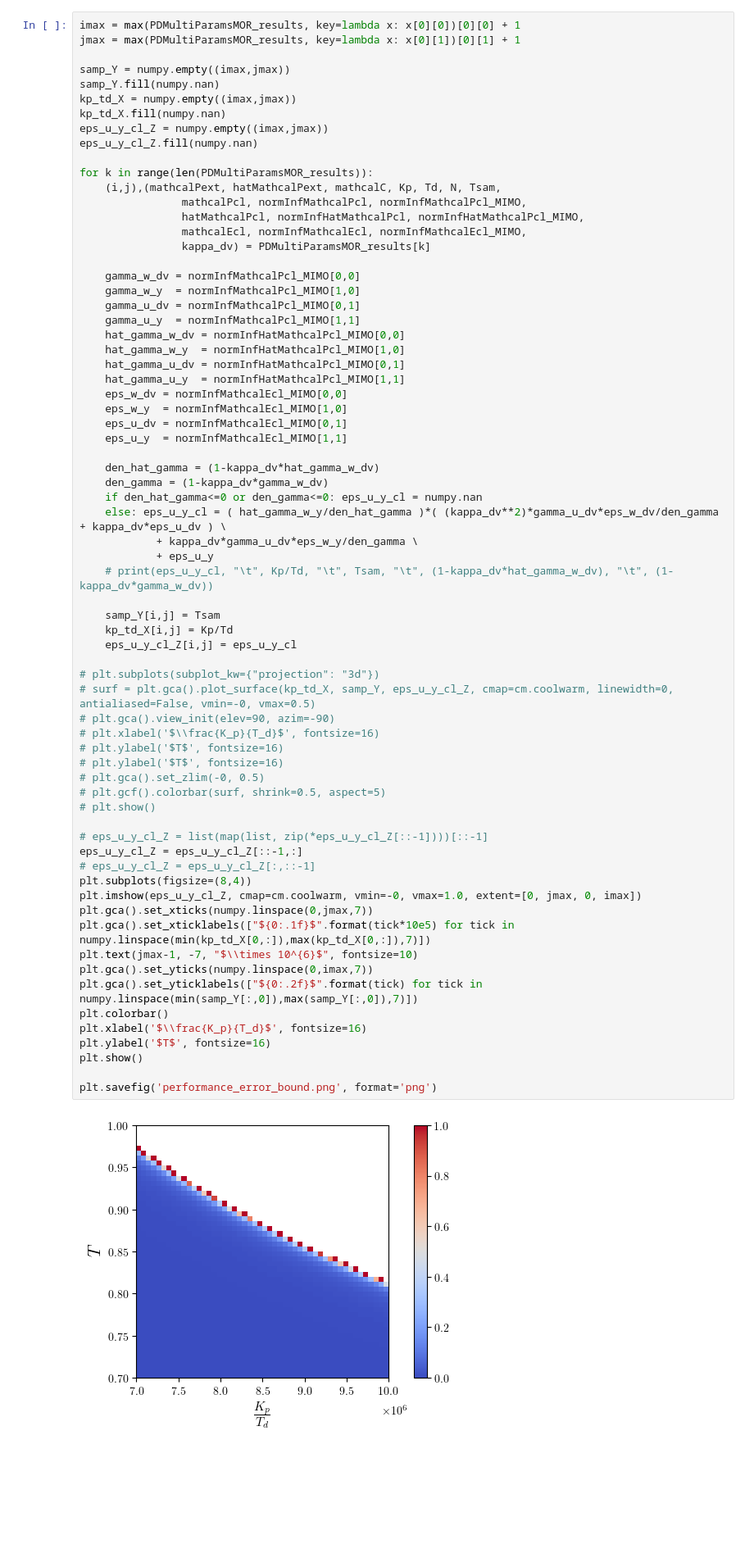
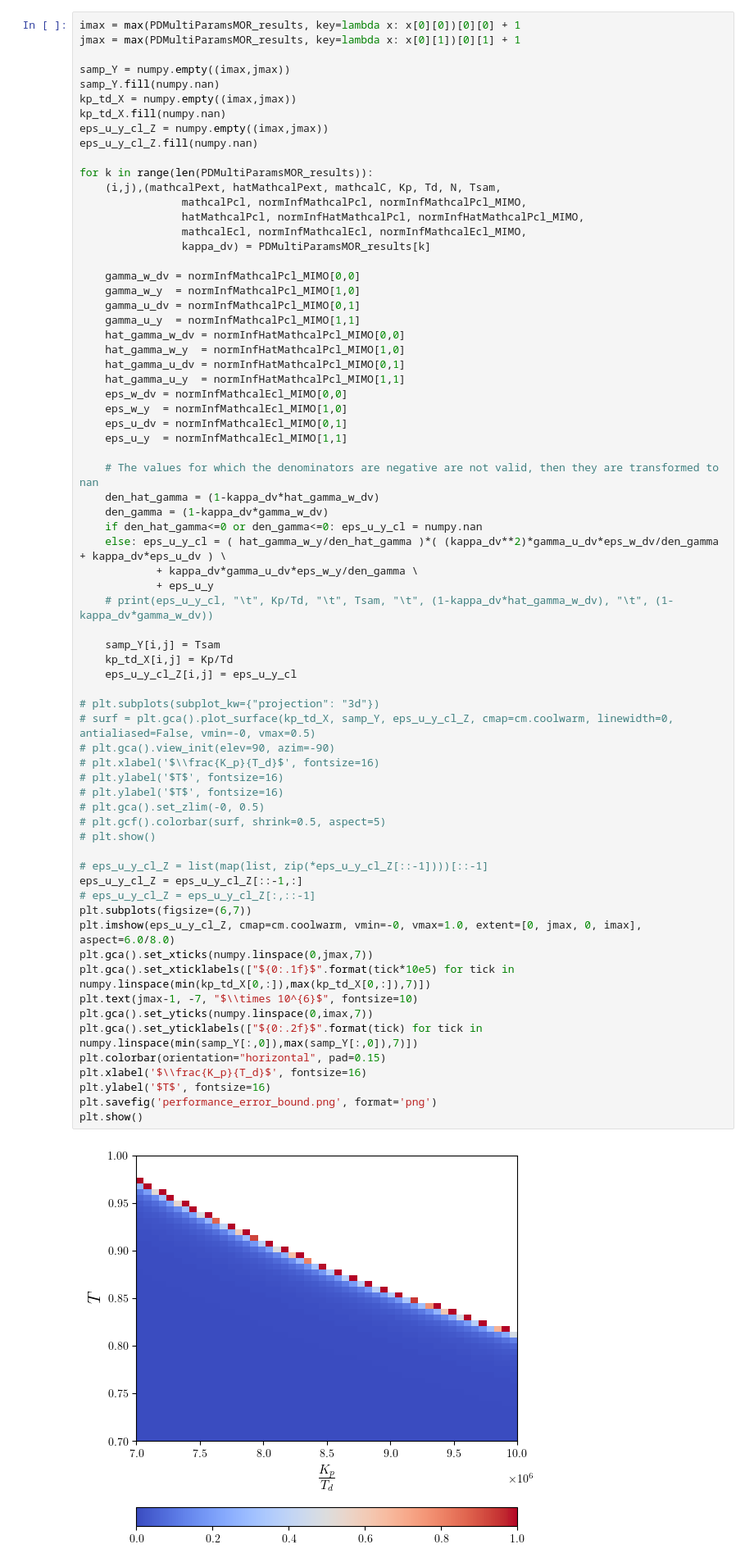
Before and after one commit to mavasbel/model_reduction, a Jupyter notebook: SDAMROMultiParamsPD.ipynb, the cells around one changed output. Shown at 82% size. Saved outputs shown, nothing was run; the diff lists cells and outputs as text; blank space fills up the shorter version.

```diff
--- a/SDAMROMultiParamsPD.ipynb
+++ b/SDAMROMultiParamsPD.ipynb
@@ -256,6 +254,7 @@ for k in range(len(PDMultiParamsMOR_results)):
     eps_u_dv = normInfMathcalEcl_MIMO[0,1]
     eps_u_y  = normInfMathcalEcl_MIMO[1,1]
 
+    # The values for which the denominators are negative are not valid, then they are transformed to nan
     den_hat_gamma = (1-kappa_dv*hat_gamma_w_dv)
     den_gamma = (1-kappa_dv*gamma_w_dv)
     if den_hat_gamma<=0 or den_gamma<=0: eps_u_y_cl = numpy.nan
@@ -263,36 +262,35 @@ for k in range(len(PDMultiParamsMOR_results)):
             + kappa_dv*gamma_u_dv*eps_w_y/den_gamma \
             + eps_u_y
     # print(eps_u_y_cl, "\t", Kp/Td, "\t", Tsam, "\t", (1-kappa_dv*hat_gamma_w_dv), "\t", (1-kappa_dv*gamma_w_dv))
 
     samp_Y[i,j] = Tsam
     kp_td_X[i,j] = Kp/Td
     eps_u_y_cl_Z[i,j] = eps_u_y_cl
 
 # plt.subplots(subplot_kw={"projection": "3d"})
 # surf = plt.gca().plot_surface(kp_td_X, samp_Y, eps_u_y_cl_Z, cmap=cm.coolwarm, linewidth=0, antialiased=False, vmin=-0, vmax=0.5)
 # plt.gca().view_init(elev=90, azim=-90)
 # plt.xlabel('$\\frac{K_p}{T_d}$', fontsize=16)
 # plt.ylabel('$T$', fontsize=16)
 # plt.ylabel('$T$', fontsize=16)
 # plt.gca().set_zlim(-0, 0.5)
 # plt.gcf().colorbar(surf, shrink=0.5, aspect=5)
 # plt.show()
 
 # eps_u_y_cl_Z = list(map(list, zip(*eps_u_y_cl_Z[::-1])))[::-1]
 eps_u_y_cl_Z = eps_u_y_cl_Z[::-1,:]
 # eps_u_y_cl_Z = eps_u_y_cl_Z[:,::-1]
-plt.subplots(figsize=(8,4))
-plt.imshow(eps_u_y_cl_Z, cmap=cm.coolwarm, vmin=-0, vmax=1.0, extent=[0, jmax, 0, imax])
+plt.subplots(figsize=(6,7))
+plt.imshow(eps_u_y_cl_Z, cmap=cm.coolwarm, vmin=-0, vmax=1.0, extent=[0, jmax, 0, imax], aspect=6.0/8.0)
 plt.gca().set_xticks(numpy.linspace(0,jmax,7))
 plt.gca().set_xticklabels(["${0:.1f}$".format(tick*10e5) for tick in numpy.linspace(min(kp_td_X[0,:]),max(kp_td_X[0,:]),7)])
 plt.text(jmax-1, -7, "$\\times 10^{6}$", fontsize=10)
 plt.gca().set_yticks(numpy.linspace(0,imax,7))
 plt.gca().set_yticklabels(["${0:.2f}$".format(tick) for tick in numpy.linspace(min(samp_Y[:,0]),max(samp_Y[:,0]),7)])
-plt.colorbar()
+plt.colorbar(orientation="horizontal", pad=0.15)
 plt.xlabel('$\\frac{K_p}{T_d}$', fontsize=16)
 plt.ylabel('$T$', fontsize=16)
+plt.savefig('performance_error_bound.png', format='png')
 plt.show()
-
-plt.savefig('performance_error_bound.png', format='png')
 # %% [output]
-[figure, old version]
+[figure, new version]
```
Also changed, not shown: parts of 3 cells of this notebook, 10 other files.
